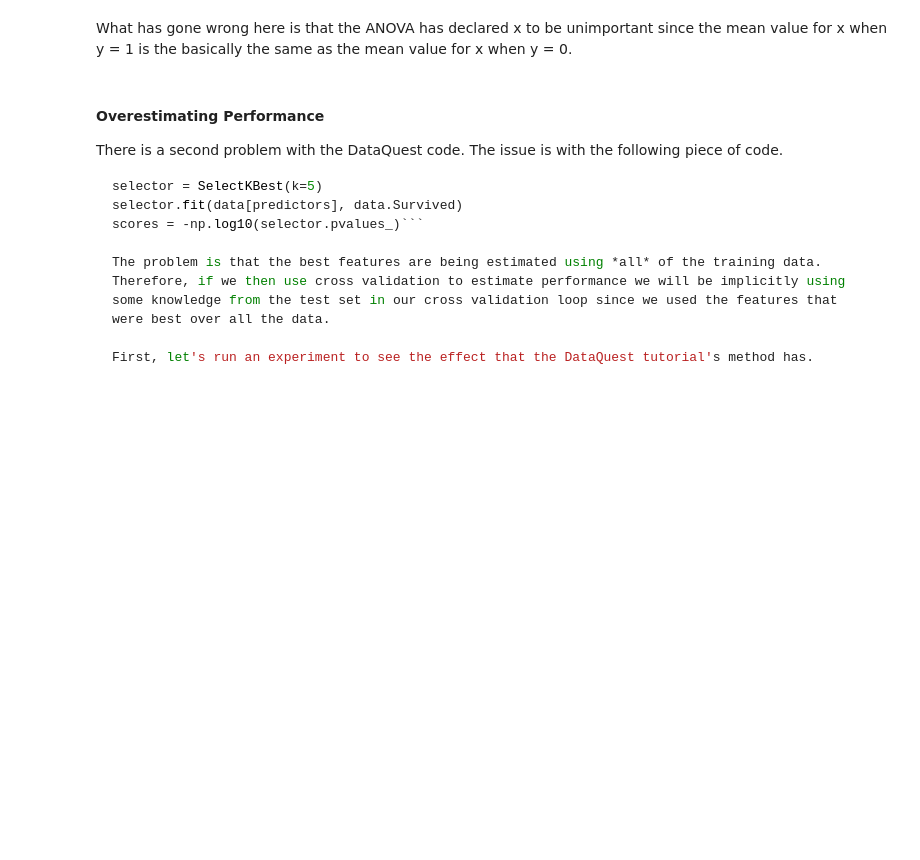
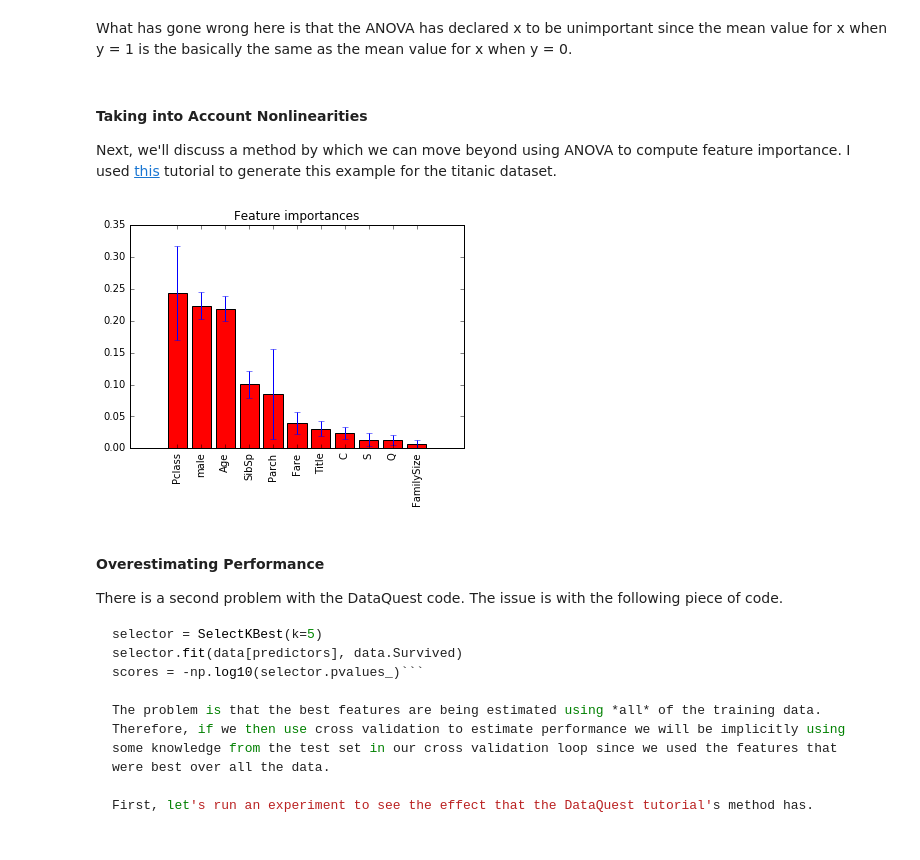
Before and after one commit to paulruvolo/DataScience16, a Jupyter notebook: inclass/day13/model_iteration_2_debrief.ipynb, the cells around one changed output. Cells and saved outputs as stored; diff of their text form; code cells hidden in the pictures; blank space fills up the shorter version.

```diff
--- a/inclass/day13/model_iteration_2_debrief.ipynb
+++ b/inclass/day13/model_iteration_2_debrief.ipynb
@@ -161,6 +160,32 @@ print "Feature importance", -np.log(selector.pvalues_)
 Feature importance [ 0.07100401]
 # %% [markdown]
 What has gone wrong here is that the ANOVA has declared x to be unimportant since the mean value for x when y = 1 is the basically the same as the mean value for x when y = 0.
+# %% [markdown]
+#### Taking into Account Nonlinearities
+
+Next, we'll discuss a method by which we can move beyond using ANOVA to compute feature importance.  I used [this](http://scikit-learn.org/stable/auto_examples/ensemble/plot_forest_importances.html) tutorial to generate this example for the titanic dataset.
+# %%
+from sklearn.ensemble import ExtraTreesClassifier
+
+# Build a forest and compute the feature importances
+forest = ExtraTreesClassifier(n_estimators=250)
+forest.fit(data[predictors], data.Survived)
+
+importances = forest.feature_importances_
+std = np.std([tree.feature_importances_ for tree in forest.estimators_], axis=0)
+indices = np.argsort(importances)[::-1]
+
+# Plot the feature importances of the forest
+plt.figure()
+plt.title("Feature importances")
+plt.bar(range(len(predictors)),
+        importances[indices],
+        color="r", yerr=std[indices],
+        align="center")
+plt.xticks(range(len(predictors)), predictors, rotation="vertical")
+plt.show()
+# %% [output]
+[figure, added]
 # %% [markdown]
 #### Overestimating Performance
 
```
Also changed, not shown: parts of 7 cells of this notebook.
